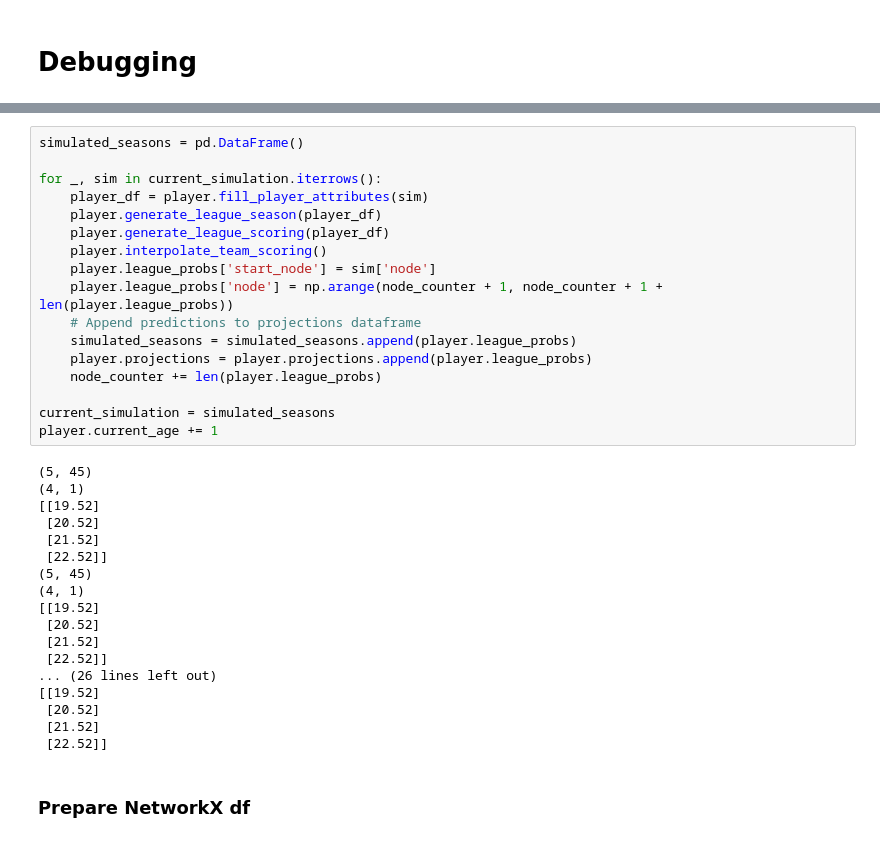
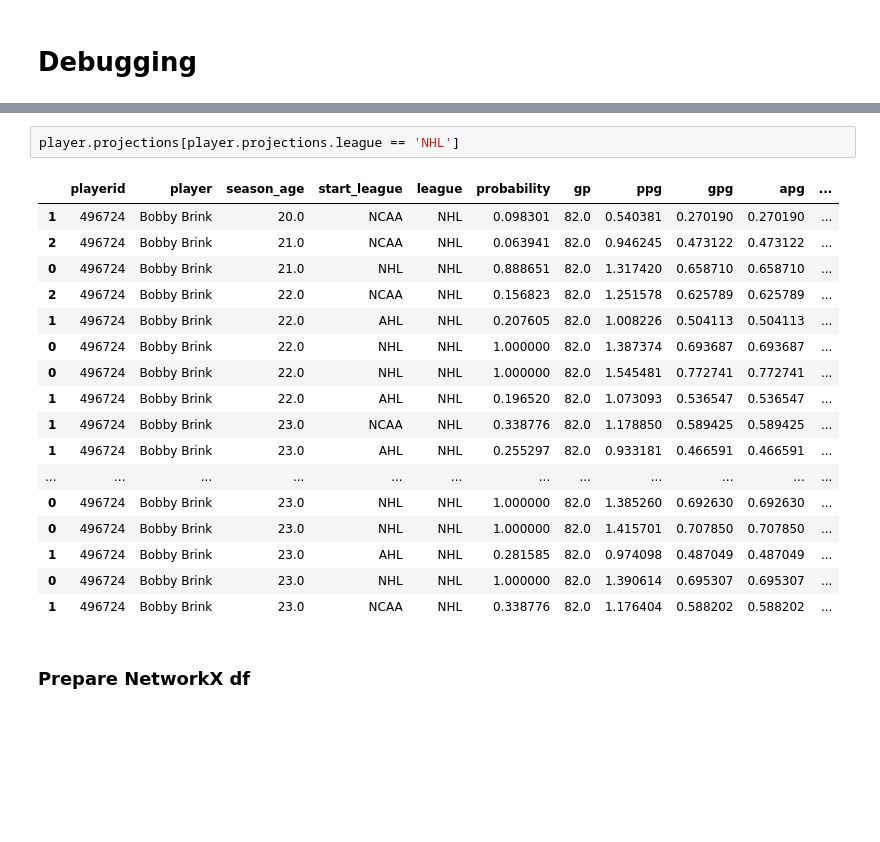
Before and after one commit to ConnorJungle/nhl_development_model, a Jupyter notebook: src/Sampling Player Season.ipynb, the cells around one changed output, grey strips where cells are left out. Saved outputs shown, nothing was run; the diff lists cells and outputs as text; blank space fills up the shorter version.

```diff
--- a/src/Sampling Player Season.ipynb
+++ b/src/Sampling Player Season.ipynb
@@ -542,38 +616,23 @@ current_simulation
-# %%
-simulated_seasons = pd.DataFrame()
-
-for _, sim in current_simulation.iterrows():
-    player_df = player.fill_player_attributes(sim)
-    player.generate_league_season(player_df)
-    player.generate_league_scoring(player_df)
-    player.interpolate_team_scoring()
-    player.league_probs['start_node'] = sim['node']
-    player.league_probs['node'] = np.arange(node_counter + 1, node_counter + 1 + len(player.league_probs))
-    # Append predictions to projections dataframe
-    simulated_seasons = simulated_seasons.append(player.league_probs)
-    player.projections = player.projections.append(player.league_probs)
-    node_counter += len(player.league_probs)
-
-current_simulation = simulated_seasons
-player.current_age += 1
-# %% [output]
-(5, 45)
-(4, 1)
-[[19.52]
- [20.52]
- [21.52]
- [22.52]]
-(5, 45)
-(4, 1)
-[[19.52]
- [20.52]
- [21.52]
- [22.52]]
-... (26 lines left out)
-[[19.52]
- [20.52]
- [21.52]
- [22.52]]
+# %%
+player.projections[player.projections.league == 'NHL']
+# %% [output]
+|  | playerid | player | season_age | start_league | league | probability | gp | ppg | gpg | apg | ... |
+| 1 | 496724 | Bobby Brink | 20.0 | NCAA | NHL | 0.098301 | 82.0 | 0.540381 | 0.270190 | 0.270190 | ... |
+| 2 | 496724 | Bobby Brink | 21.0 | NCAA | NHL | 0.063941 | 82.0 | 0.946245 | 0.473122 | 0.473122 | ... |
+| 0 | 496724 | Bobby Brink | 21.0 | NHL | NHL | 0.888651 | 82.0 | 1.317420 | 0.658710 | 0.658710 | ... |
+| 2 | 496724 | Bobby Brink | 22.0 | NCAA | NHL | 0.156823 | 82.0 | 1.251578 | 0.625789 | 0.625789 | ... |
+| 1 | 496724 | Bobby Brink | 22.0 | AHL | NHL | 0.207605 | 82.0 | 1.008226 | 0.504113 | 0.504113 | ... |
+| 0 | 496724 | Bobby Brink | 22.0 | NHL | NHL | 1.000000 | 82.0 | 1.387374 | 0.693687 | 0.693687 | ... |
+| 0 | 496724 | Bobby Brink | 22.0 | NHL | NHL | 1.000000 | 82.0 | 1.545481 | 0.772741 | 0.772741 | ... |
+| 1 | 496724 | Bobby Brink | 22.0 | AHL | NHL | 0.196520 | 82.0 | 1.073093 | 0.536547 | 0.536547 | ... |
+| 1 | 496724 | Bobby Brink | 23.0 | NCAA | NHL | 0.338776 | 82.0 | 1.178850 | 0.589425 | 0.589425 | ... |
+| 1 | 496724 | Bobby Brink | 23.0 | AHL | NHL | 0.255297 | 82.0 | 0.933181 | 0.466591 | 0.466591 | ... |
+| ... | ... | ... | ... | ... | ... | ... | ... | ... | ... | ... | ... |
+| 0 | 496724 | Bobby Brink | 23.0 | NHL | NHL | 1.000000 | 82.0 | 1.385260 | 0.692630 | 0.692630 | ... |
+| 0 | 496724 | Bobby Brink | 23.0 | NHL | NHL | 1.000000 | 82.0 | 1.415701 | 0.707850 | 0.707850 | ... |
+| 1 | 496724 | Bobby Brink | 23.0 | AHL | NHL | 0.281585 | 82.0 | 0.974098 | 0.487049 | 0.487049 | ... |
+| 0 | 496724 | Bobby Brink | 23.0 | NHL | NHL | 1.000000 | 82.0 | 1.390614 | 0.695307 | 0.695307 | ... |
+| 1 | 496724 | Bobby Brink | 23.0 | NCAA | NHL | 0.338776 | 82.0 | 1.176404 | 0.588202 | 0.588202 | ... |
 # %% [markdown]
 ### Prepare NetworkX df
 # %%
```
Also changed, not shown: parts of 32 cells of this notebook, 9 other files.
